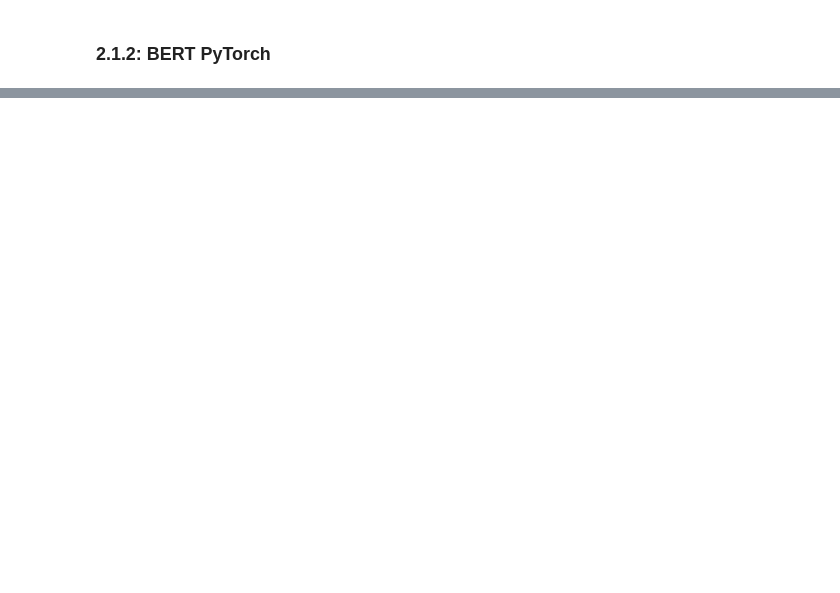
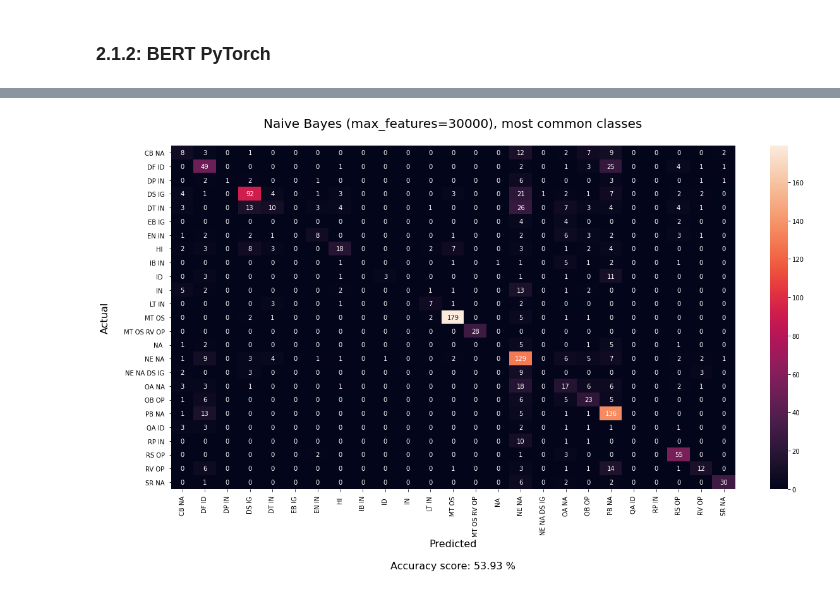
Before and after one commit to HannaKi/DL_HLT_2020_groupwork, a Jupyter notebook: DLHLT_2020_Group2.ipynb, the cells around one changed output, grey strips where cells are left out. Saved outputs shown, nothing was run; the diff lists cells and outputs as text; code cells hidden in the pictures; blank space fills up the shorter version.

```diff
--- a/DLHLT_2020_Group2.ipynb
+++ b/DLHLT_2020_Group2.ipynb
@@ -767,0 +1256,41 @@ if torch.cuda.is_available():
+# %%
+def clean_confusion_matrix(flat_true_labels, flat_predictions, inverse):
+    """ Returns a confusion matrix for the common classes """
+    # These labels will be omitted
+    omitted = [label for label, count in
+               collections.Counter(flat_true_labels).items() if count < 10]
+    preds = []
+    reals = []
+    for real, pred in zip(flat_true_labels, flat_predictions):
+        if real not in omitted and pred not in omitted:
+            preds.append(pred)
+            reals.append(real)
+    if inverse:
+        preds = inverse(preds)
+        reals = inverse(reals)
+    columns = sorted(set(reals).union(set(preds)))
+    conf_matrix = pd.DataFrame(confusion_matrix(reals, preds),
+      columns=columns,
+      index=columns
+    )
+
+    return conf_matrix
+
+def draw_heatmap(test_classes, predictions, accuracy, title, inverse=None):
+    """ Draws the heatmap based on the predictions """
+    ccm = clean_confusion_matrix(test_classes, predictions, inverse)
+    plt.figure(figsize=(20, 10))
+    sns.heatmap(ccm, annot=True, fmt='d')
+    plt.title(f"{title}, most common classes\n", fontsize=20)
+    plt.ylabel('Actual\n', fontsize=16)
+    plt.xlabel(f'Predicted\n\nAccuracy score: {accuracy:.2f} %', fontsize=16)
+    plt.show()
+# %%
+draw_heatmap(
+    df_test.reg,
+    bayes_results[30000]['test_predictions'],
+    bayes_results[30000]['test_accuracy'] * 100,
+    'Naive Bayes (max_features=30000)',
+)
+# %% [output]
+[figure, added]
```
Also changed, not shown: parts of 69 cells of this notebook.
